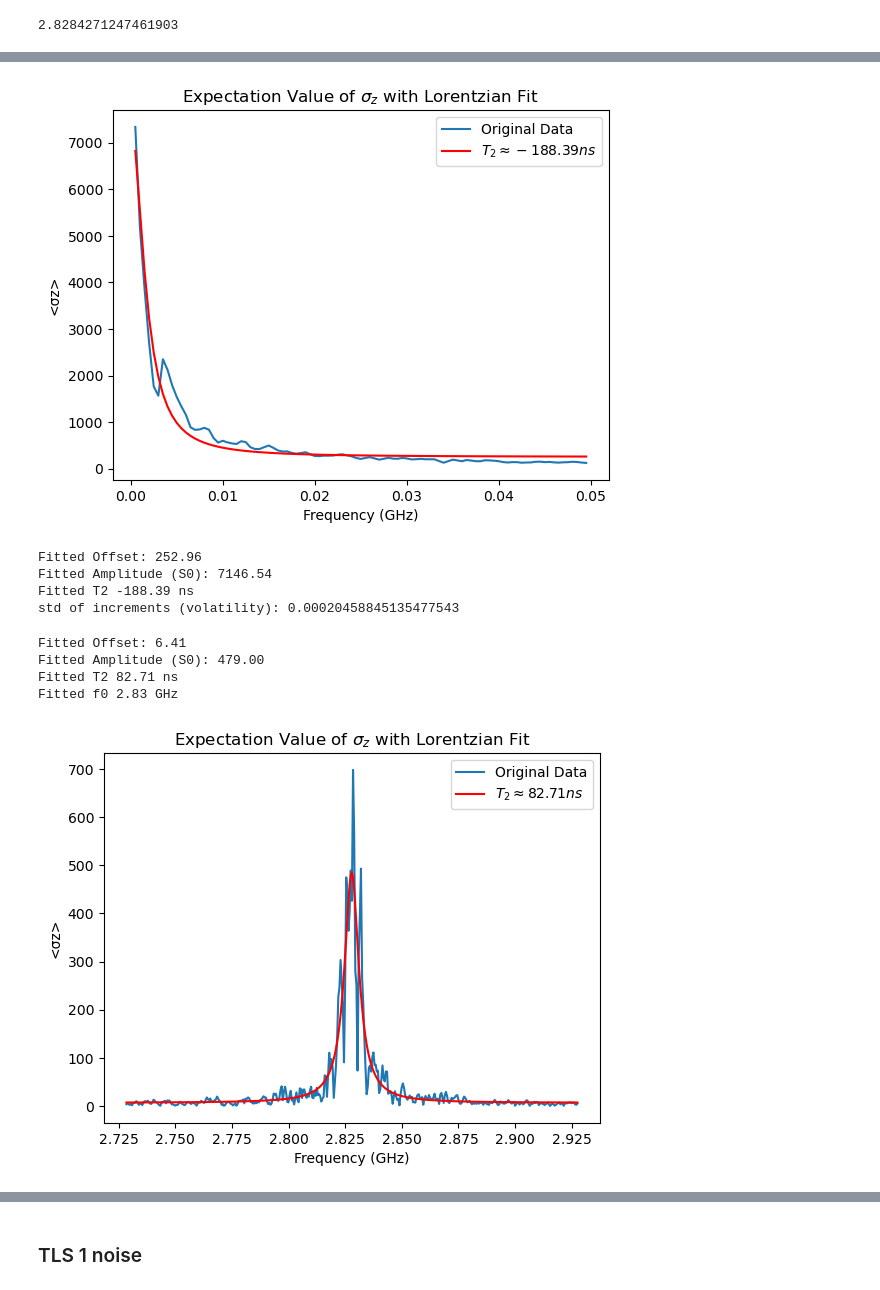
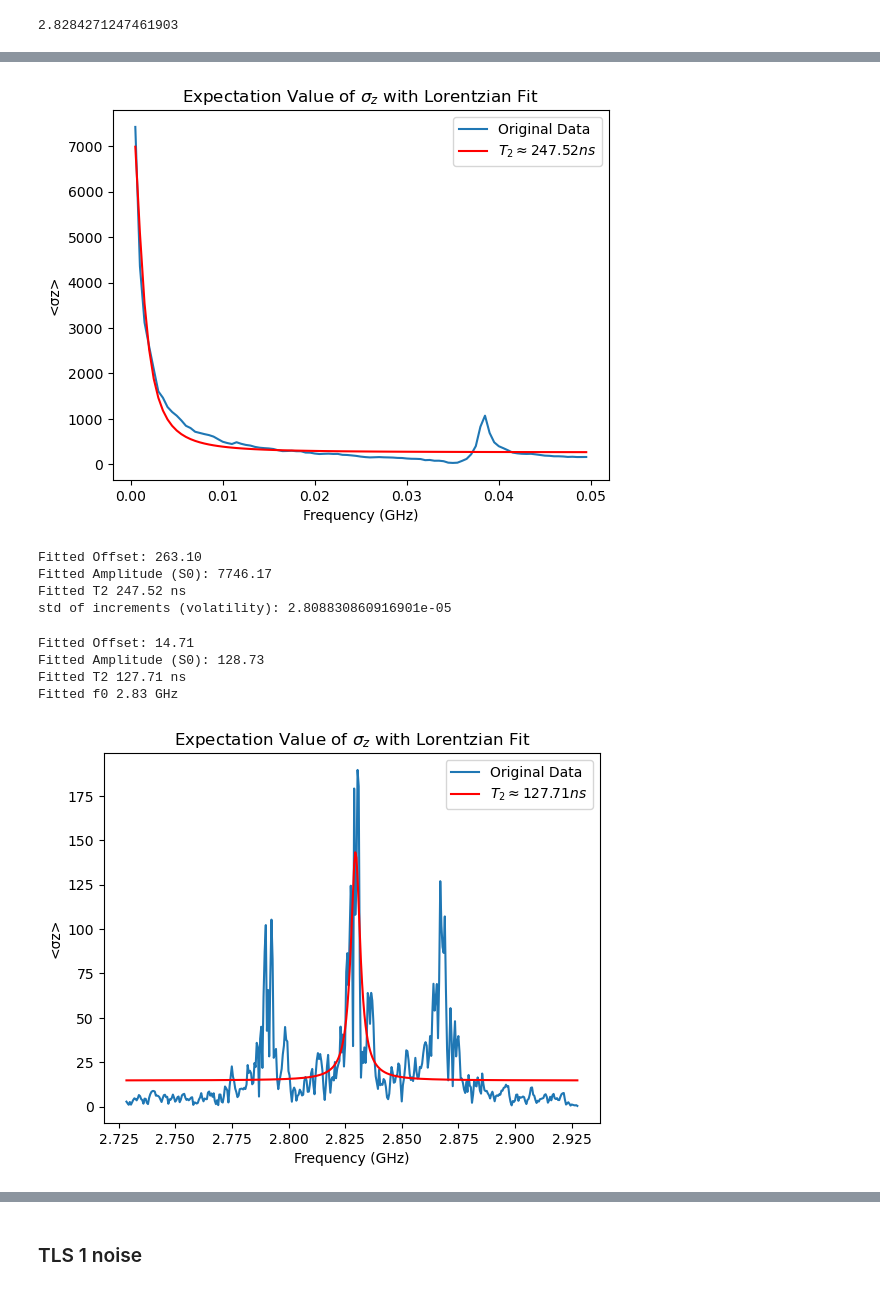
Before and after one commit to Danielgb23/superconducting_qubit_3, a Jupyter notebook: qubit_tls_white_noise.ipynb, the cells around one changed output, grey strips where cells are left out. Drawn from its saved outputs; the diff is of its cells as text; code cells hidden in the pictures.

```diff
--- a/qubit_tls_white_noise.ipynb
+++ b/qubit_tls_white_noise.ipynb
@@ -261,7 +282,7 @@ def lorenztian_fit(t, sigz, T2, split =100):
   print(f"Fitted Amplitude (S0): {A_fit:.2f}")
   print(f"Fitted T2 {1/gamma_fit/np.pi:.2f} ns")
   print(f"std of increments (volatility): {np.var([j-i for i, j in zip(sigz[:-1], sigz[1:])])}")
-def lorenztian_fit2(t, sigz, T2, peak,zoom=0.5):
+def lorenztian_fit2(t, sigz, T2, peak,zoom=0.5, opt="z"):
     # Calculate the corresponding frequencies
   dt=t[1]-t[0]
   freq = np.fft.rfftfreq(len(t), d=dt)
@@ -296,8 +317,8 @@ def lorenztian_fit2(t, sigz, T2, peak,zoom=0.5):
 
 
   plt.xlabel('Frequency (GHz)')
-  plt.ylabel('<σz>')
-  plt.title(f'Expectation Value of $\\sigma_z$ with Lorentzian Fit')
+  plt.ylabel(f'<σ{opt}>')
+  plt.title(f'Expectation Value of $\\sigma_{opt}$ with Lorentzian Fit')
   plt.legend()
   plt.show()
 # %% [markdown]
@@ -357,19 +383,24 @@ Fitted f0 2.83 GHz
 # %%
 # parameters
 
-g=1*2*np.pi #coupling between qubit and tls [GHz.rad]
+g=2*2*np.pi #coupling between qubit and tls [GHz.rad]
 #Qubit
 wq0=3*2*np.pi #qubit resonance frequency [GHz.rad]
 T1_0=10000 #relaxation time [ns]
 T2_0=150 #dephasing time [ns]
-Ed0=0.128*2*np.pi #driving energy [GHz.rad]
+amp0=0.128*2*np.pi #driving energy [GHz.rad]
 
 #TLS
 wq1=5*2*np.pi #tls resonance frequency [GHz.rad]
 T1_1=10000 #relaxation time [ns]
 T2_1=1000 #dephasing time [ns]
 
+
+
 peak=np.sqrt((wq1-wq0)**2+4*g**2)/2/np.pi
 print(peak)
+
+def Ed0(tlist):
+    return amp0*np.random.normal(0,1,len(tlist))
 t, res = simulation( g, wq0, T1_0, T2_0, wq1, T1_1, T2_1, Ed0=Ed0)
 # %% [output]
@@ -392,14 +423,14 @@ Fitted f0 2.83 GHz
 ### Qubit 0 noise
 # %%
 # parameters
-
+samples = 5
 g=1*2*np.pi #coupling between qubit and tls [GHz.rad]
 #Qubit
 wq0=3*2*np.pi #qubit resonance frequency [GHz.rad]
 T1_0=10000 #relaxation time [ns]
 T2_0=150 #dephasing time [ns]
 amp0=0.128*2*np.pi #driving energy [GHz.rad]
-amp0drive=0.01*2*np.pi #driving energy [GHz.rad]
+amp0drive=0.1*2*np.pi #driving energy [GHz.rad]
 
 #TLS
 wq1=5*2*np.pi #tls resonance frequency [GHz.rad]
@@ -407,11 +438,19 @@ T1_1=10000 #relaxation time [ns]
 T2_1=1000 #dephasing time [ns]
 
 peak=np.sqrt((wq1-wq0)**2+4*g**2)/2/np.pi
+print(peak)
 
 def Ed0(tlist):
     return amp0*np.random.normal(0,1,len(tlist))+amp0drive*np.sin((wq1+wq0+2*np.pi*peak)/2*tlist)
-print(peak)
-t, res = simulation( g, wq0, T1_0, T2_0, wq1, T1_1, T2_1, Ed0=Ed0)
+
+
+exp=[]
+for i in tqdm(range(samples)):
+    t, res = simulation( g, wq0, T1_0, T2_0, wq1, T1_1, T2_1, Ed0=Ed0)
+    if len(exp)==0:
+        exp = np.array(res.expect)/samples
+    else:
+        exp += np.array(res.expect)/samples
 # %% [output]
 2.8284271247461903
 # %%
@@ -422,16 +461,16 @@ DC: (13119.546589796073+0j)
 # %%
-lorenztian_fit(t, res.expect[2], T2_0)
+lorenztian_fit(t, exp[2], T2_0)
 # %% [output]
-[figure, old version]
+[figure, new version]
-Fitted Offset: 252.96
-Fitted Amplitude (S0): 7146.54
-Fitted T2 -188.39 ns
-std of increments (volatility): 0.00020458845135477543
+Fitted Offset: 263.10
+Fitted Amplitude (S0): 7746.17
+Fitted T2 247.52 ns
+std of increments (volatility): 2.808830860916901e-05
 # %%
-lorenztian_fit2(t, res.expect[2], T2_1, peak=peak,zoom=0.1)
+lorenztian_fit2(t, exp[2], T2_1, peak=peak,zoom=0.1)
 # %% [output]
-Fitted Offset: 6.41
-Fitted Amplitude (S0): 479.00
-Fitted T2 82.71 ns
+Fitted Offset: 14.71
+Fitted Amplitude (S0): 128.73
+Fitted T2 127.71 ns
 Fitted f0 2.83 GHz
-[figure, old version]
+[figure, new version]
```
Also changed, not shown: parts of 38 cells of this notebook.
